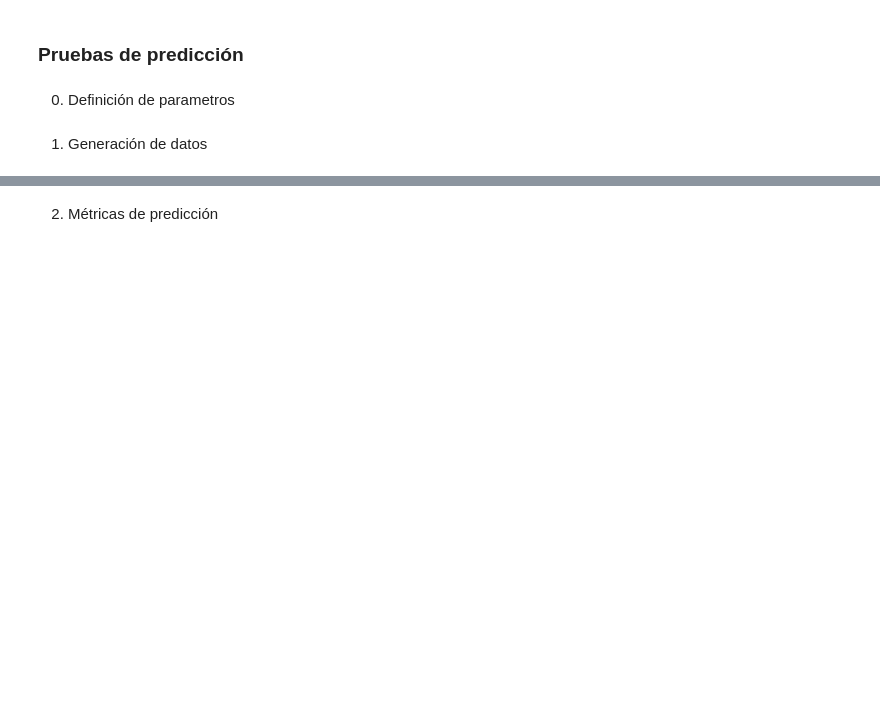
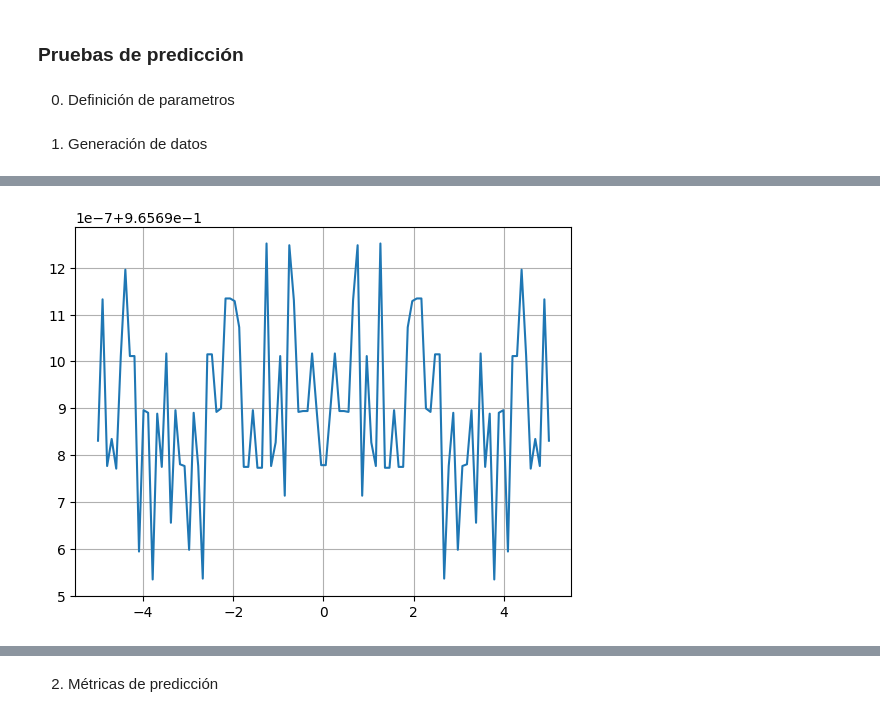
Before and after one commit to mateophy/QPINNs-2026, a Jupyter notebook: notebooks/operators_modifications/Operador_Schrodinger_1D.ipynb, the cells around one changed output, grey strips where cells are left out. Saved outputs shown, nothing was run; the diff lists cells and outputs as text; code cells hidden in the pictures; blank space fills up the shorter version.

```diff
--- a/notebooks/operators_modifications/Operador_Schrodinger_1D.ipynb
+++ b/notebooks/operators_modifications/Operador_Schrodinger_1D.ipynb
@@ -639,0 +630,13 @@ qml.draw_mpl(model.quantum_layer.circuit)(model.preprocessor(X_star[0, 0:2]));
+# %%
+xx = torch.linspace(-L, L, 100); tt = torch.zeros_like(xx)
+xxtt = torch.stack((tt, xx)).T
+
+circuit_pred = model.quantum_layer.circuit(model.preprocessor(xxtt[:, :]))
+
+plt.figure()
+plt.plot(xxtt[:, 1].detach().numpy(),
+         circuit_pred[0].detach().numpy(), label="|ψ|^2 exacto")
+plt.grid()
+plt.show()
+# %% [output]
+[figure, added]
```
Also changed, not shown: parts of 15 cells of this notebook, 52 other files.
